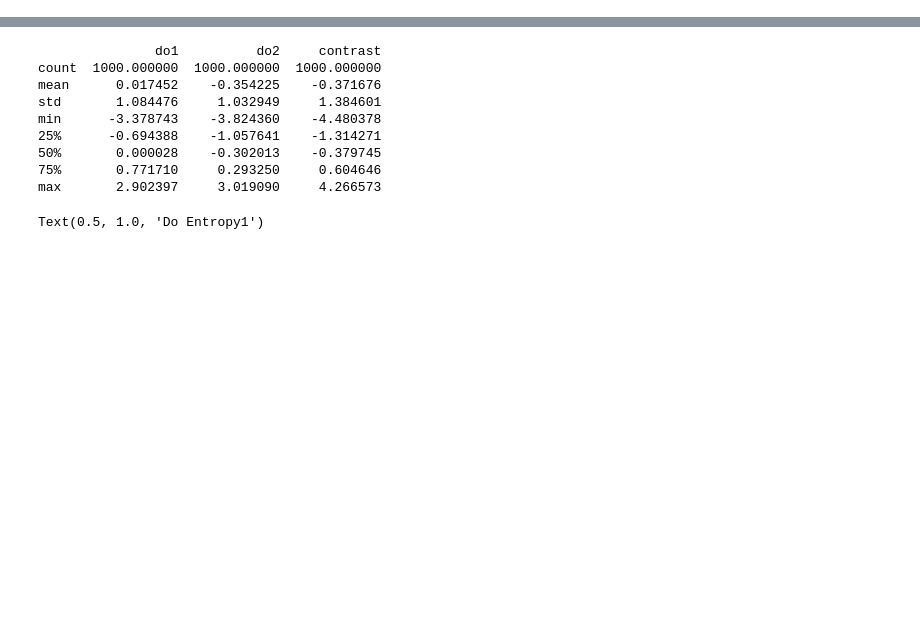
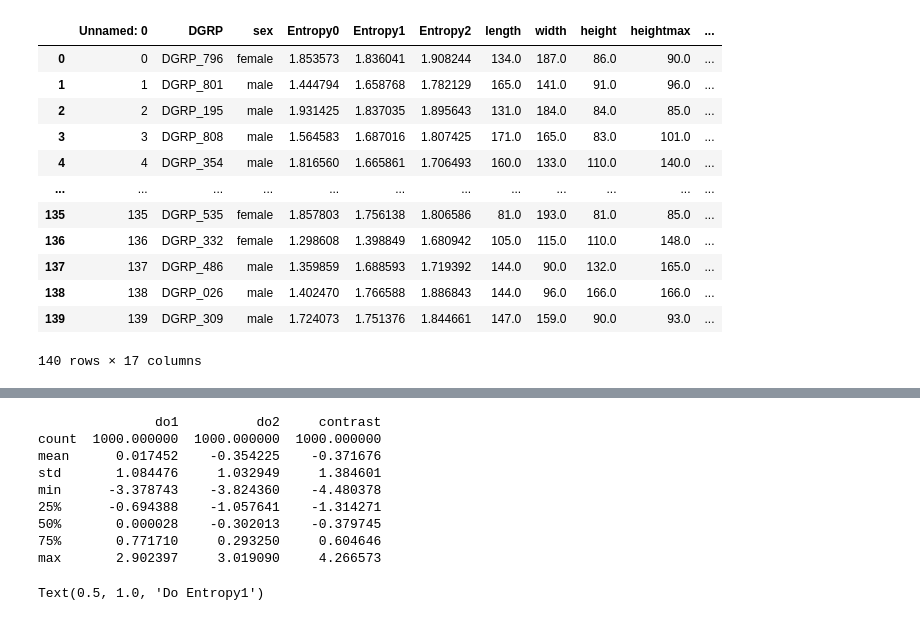
Before and after one commit to Sbourgeat/brain_behavior, a Jupyter notebook: causal_inference.ipynb, the cells around one changed output, grey strips where cells are left out. Cells and saved outputs as stored; diff of their text form; code cells hidden in the pictures; blank space fills up the shorter version.

```diff
--- a/causal_inference.ipynb
+++ b/causal_inference.ipynb
@@ -24,0 +26,17 @@ brain = pd.read_csv("../../Results_Vol_Entropy/GWAS_Normalized_EntropyVol.tsv",
+# %%
+brain['DGRP'] = brain['DGRP'].apply(lambda x: f'DGRP_{x:03d}' if x < 100 else f'DGRP_{x}')
+brain
+# %% [output]
+|  | Unnamed: 0 | DGRP | sex | Entropy0 | Entropy1 | Entropy2 | length | width | height | heightmax | ... |
+| 0 | 0 | DGRP_796 | female | 1.853573 | 1.836041 | 1.908244 | 134.0 | 187.0 | 86.0 | 90.0 | ... |
+| 1 | 1 | DGRP_801 | male | 1.444794 | 1.658768 | 1.782129 | 165.0 | 141.0 | 91.0 | 96.0 | ... |
+| 2 | 2 | DGRP_195 | male | 1.931425 | 1.837035 | 1.895643 | 131.0 | 184.0 | 84.0 | 85.0 | ... |
+| 3 | 3 | DGRP_808 | male | 1.564583 | 1.687016 | 1.807425 | 171.0 | 165.0 | 83.0 | 101.0 | ... |
+| 4 | 4 | DGRP_354 | male | 1.816560 | 1.665861 | 1.706493 | 160.0 | 133.0 | 110.0 | 140.0 | ... |
+| ... | ... | ... | ... | ... | ... | ... | ... | ... | ... | ... | ... |
+| 135 | 135 | DGRP_535 | female | 1.857803 | 1.756138 | 1.806586 | 81.0 | 193.0 | 81.0 | 85.0 | ... |
+| 136 | 136 | DGRP_332 | female | 1.298608 | 1.398849 | 1.680942 | 105.0 | 115.0 | 110.0 | 148.0 | ... |
+| 137 | 137 | DGRP_486 | male | 1.359859 | 1.688593 | 1.719392 | 144.0 | 90.0 | 132.0 | 165.0 | ... |
+| 138 | 138 | DGRP_026 | male | 1.402470 | 1.766588 | 1.886843 | 144.0 | 96.0 | 166.0 | 166.0 | ... |
+| 139 | 139 | DGRP_309 | male | 1.724073 | 1.751376 | 1.844661 | 147.0 | 159.0 | 90.0 | 93.0 | ... |
+140 rows × 17 columns
```
Also changed, not shown: parts of 13 cells of this notebook, 6 other files.
